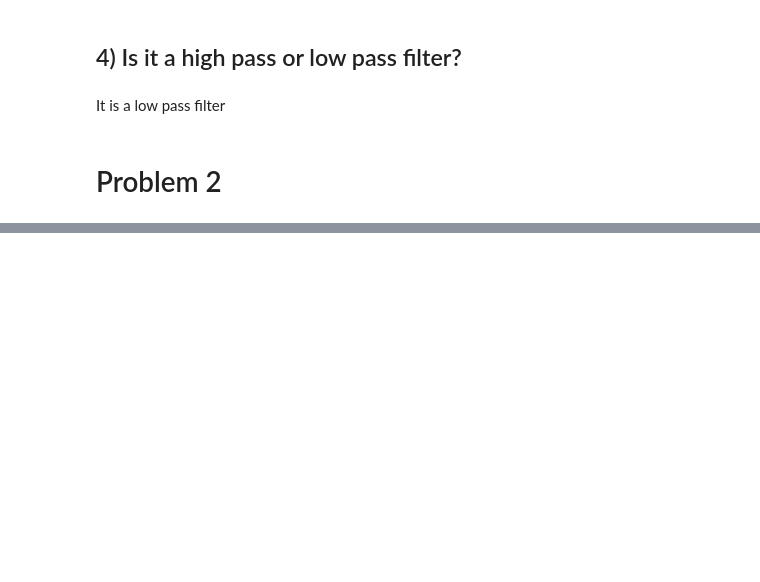
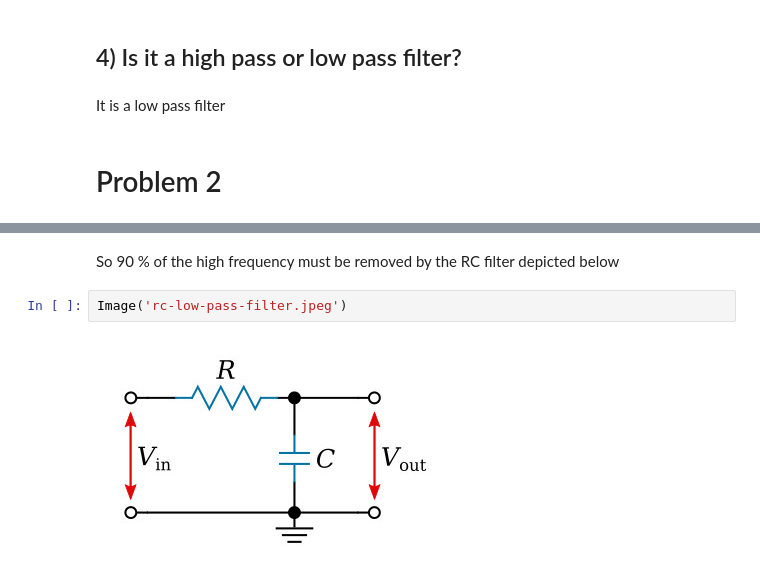
Before and after one commit to robotengineer123/ControlHomework, a Jupyter notebook: SensorHW/HW6/HW6.ipynb, the cells around one changed output, grey strips where cells are left out. Cells and saved outputs as stored; diff of their text form; blank space fills up the shorter version.

```diff
--- a/SensorHW/HW6/HW6.ipynb
+++ b/SensorHW/HW6/HW6.ipynb
@@ -86,0 +99,6 @@ It is a low pass filter
+# %% [markdown]
+So 90 % of the high frequency must be removed by the RC filter depicted below
+# %%
+Image('rc-low-pass-filter.jpeg')
+# %% [output]
+[figure, added]
```
Also changed, not shown: parts of 7 cells of this notebook, 1 other file.
